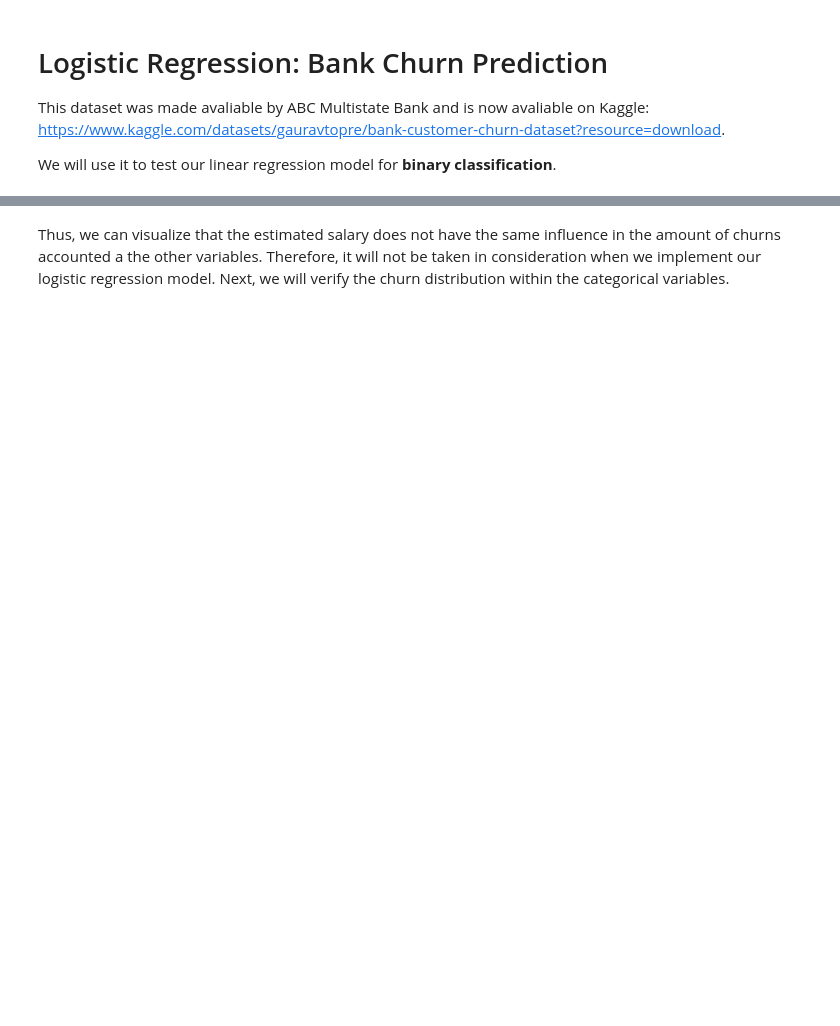
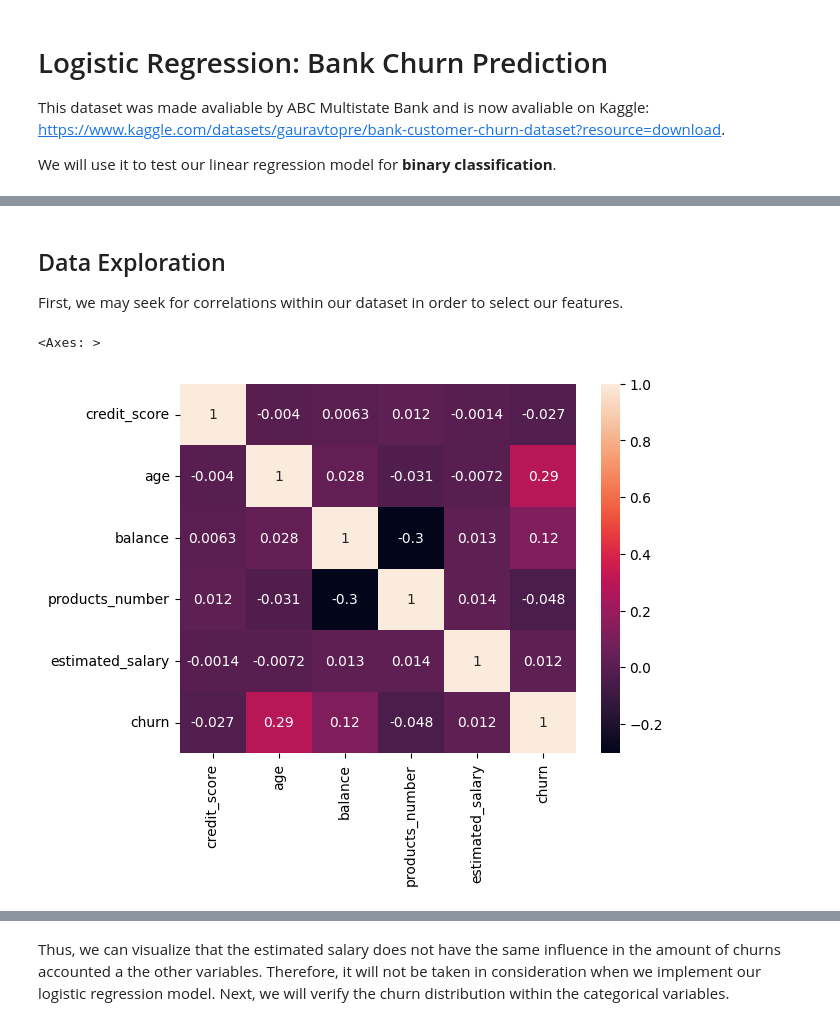
Before and after one commit to arnonhbcs/ML-algorithms-from-scratch, a Jupyter notebook: logistic_regression/examples/bank_churn.ipynb, the cells around one changed output, grey strips where cells are left out. Drawn from its saved outputs; the diff is of its cells as text; code cells hidden in the pictures; blank space fills up the shorter version.

```diff
--- a/logistic_regression/examples/bank_churn.ipynb
+++ b/logistic_regression/examples/bank_churn.ipynb
@@ -15 +22,12 @@ df = df[df['balance'] != 0]
+# %% [markdown]
+## Data Exploration
+
+First, we may seek for correlations within our dataset in order to select our features.
+# %%
+df_exp = df[['credit_score', 'age', 'balance', 'products_number', 'estimated_salary', 'churn']]
+corr = df_exp.corr()
+sns.heatmap(corr, annot=True)
+# %% [output]
+<Axes: >
+[figure, added]
 # %% [markdown]
```
Also changed, not shown: parts of 7 cells of this notebook, 3 other files.
